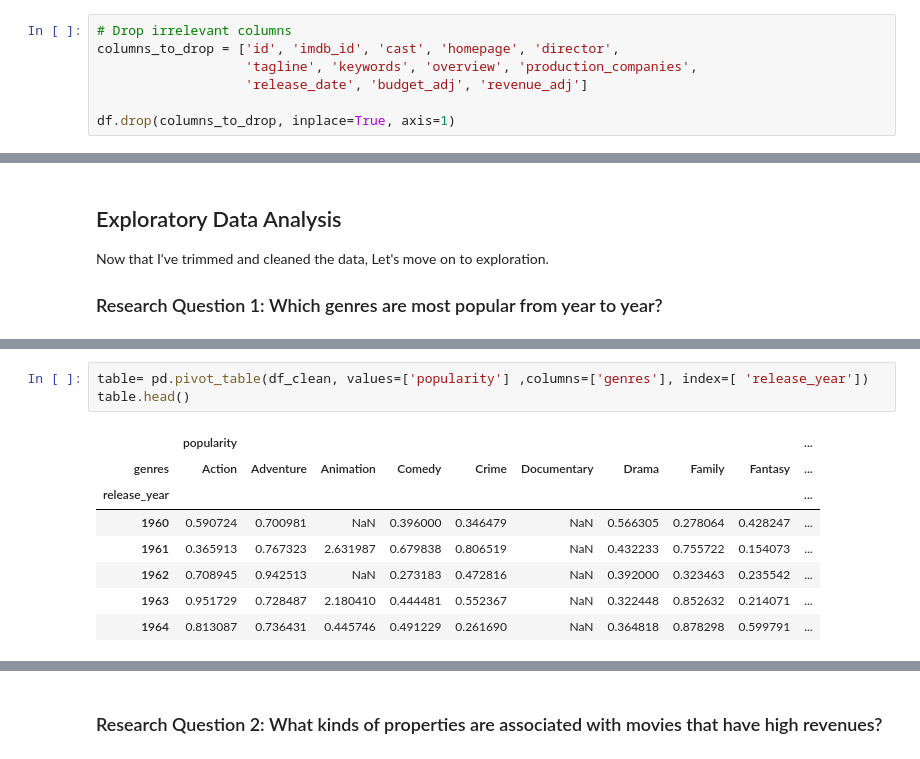
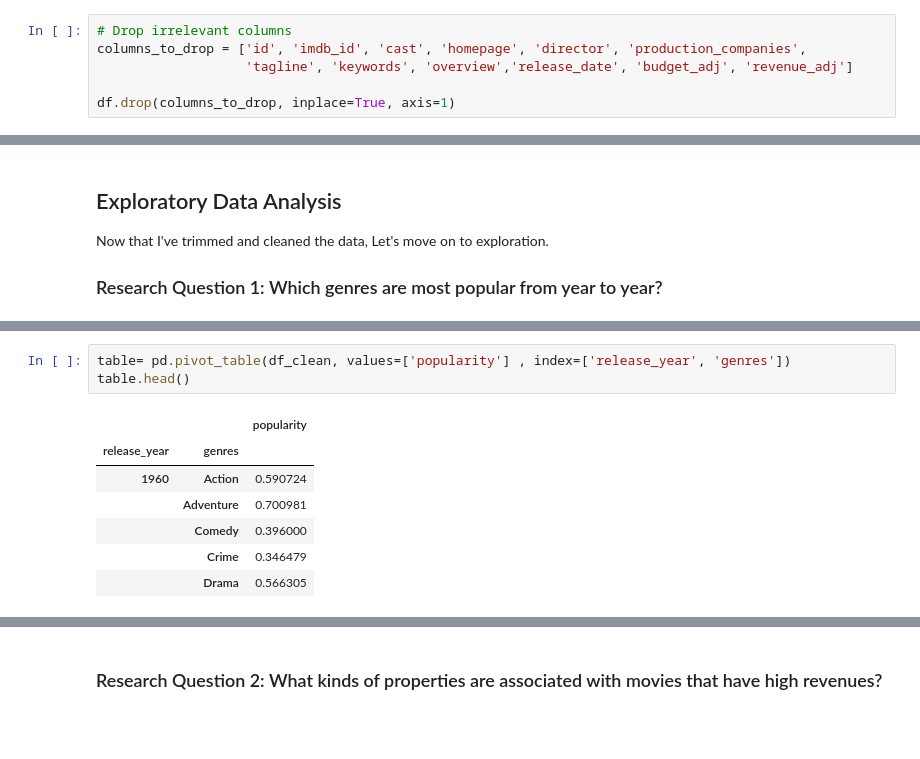
Before and after one commit to imagineazhar/Data-Analysis, a Jupyter notebook: 1- IMDB Movies/Imdb_ratings.ipynb, the cells around one changed output, grey strips where cells are left out. Drawn from its saved outputs; the diff is of its cells as text; blank space fills up the shorter version.

```diff
--- a/1- IMDB Movies/Imdb_ratings.ipynb
+++ b/1- IMDB Movies/Imdb_ratings.ipynb
@@ -72,9 +76,8 @@ memory usage: 1.7+ MB
 ### Data Cleaning (Extracting relevant data)
 # %%
 # Drop irrelevant columns
-columns_to_drop = ['id', 'imdb_id', 'cast', 'homepage', 'director',
-                   'tagline', 'keywords', 'overview', 'production_companies',
-                   'release_date', 'budget_adj', 'revenue_adj']
+columns_to_drop = ['id', 'imdb_id', 'cast', 'homepage', 'director', 'production_companies',
+                   'tagline', 'keywords', 'overview','release_date', 'budget_adj', 'revenue_adj']
 
 df.drop(columns_to_drop, inplace=True, axis=1)
 # %%
@@ -233,12 +231,11 @@ df_clean.head()
 # %%
-table= pd.pivot_table(df_clean, values=['popularity'] ,columns=['genres'], index=[ 'release_year'])
+table= pd.pivot_table(df_clean, values=['popularity'] , index=['release_year', 'genres'])
 table.head()
 # %% [output]
-|  | popularity |  |  |  |  |  |  |  |  | ... |
-| genres | Action | Adventure | Animation | Comedy | Crime | Documentary | Drama | Family | Fantasy | ... |
-| release_year |  |  |  |  |  |  |  |  |  | ... |
-| 1960 | 0.590724 | 0.700981 | NaN | 0.396000 | 0.346479 | NaN | 0.566305 | 0.278064 | 0.428247 | ... |
-| 1961 | 0.365913 | 0.767323 | 2.631987 | 0.679838 | 0.806519 | NaN | 0.432233 | 0.755722 | 0.154073 | ... |
-| 1962 | 0.708945 | 0.942513 | NaN | 0.273183 | 0.472816 | NaN | 0.392000 | 0.323463 | 0.235542 | ... |
-| 1963 | 0.951729 | 0.728487 | 2.180410 | 0.444481 | 0.552367 | NaN | 0.322448 | 0.852632 | 0.214071 | ... |
-| 1964 | 0.813087 | 0.736431 | 0.445746 | 0.491229 | 0.261690 | NaN | 0.364818 | 0.878298 | 0.599791 | ... |
+|  |  | popularity |
+| release_year | genres |  |
+| 1960 | Action | 0.590724 |
+|  | Adventure | 0.700981 |
+|  | Comedy | 0.396000 |
+|  | Crime | 0.346479 |
+|  | Drama | 0.566305 |
```
Also changed, not shown: parts of 16 cells of this notebook.
